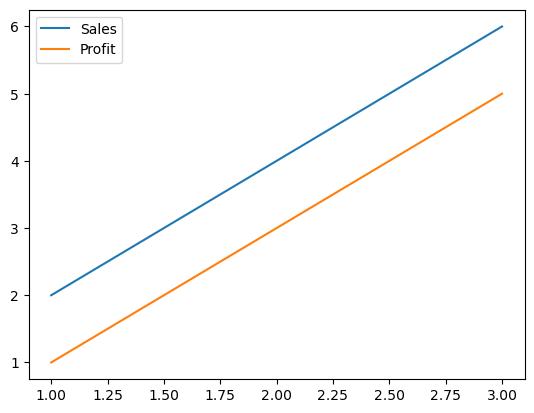
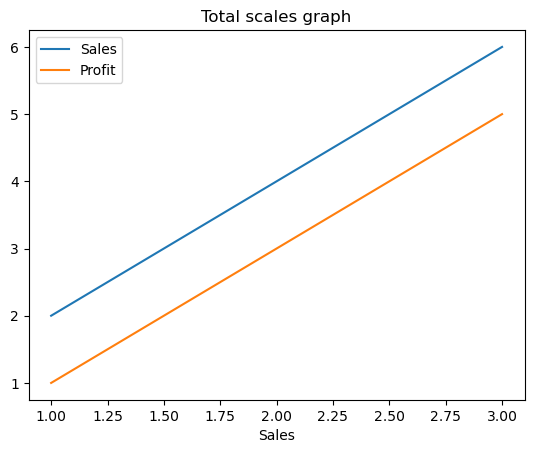
Unified diff of the notebook cell whose output changed from the first chart to the second:
--- before
+++ after
@@ -4,5 +4,6 @@
 plt.plot(x, [2, 4, 6], label="Sales")
 plt.plot(x, [1, 3, 5], label="Profit")
-plt.xlabel("Sales
+plt.xlabel("Sales")
+plt.title("Total scales graph")
 
 plt.legend()

Commit: Implement feature X to enhance user experience and optimize performance